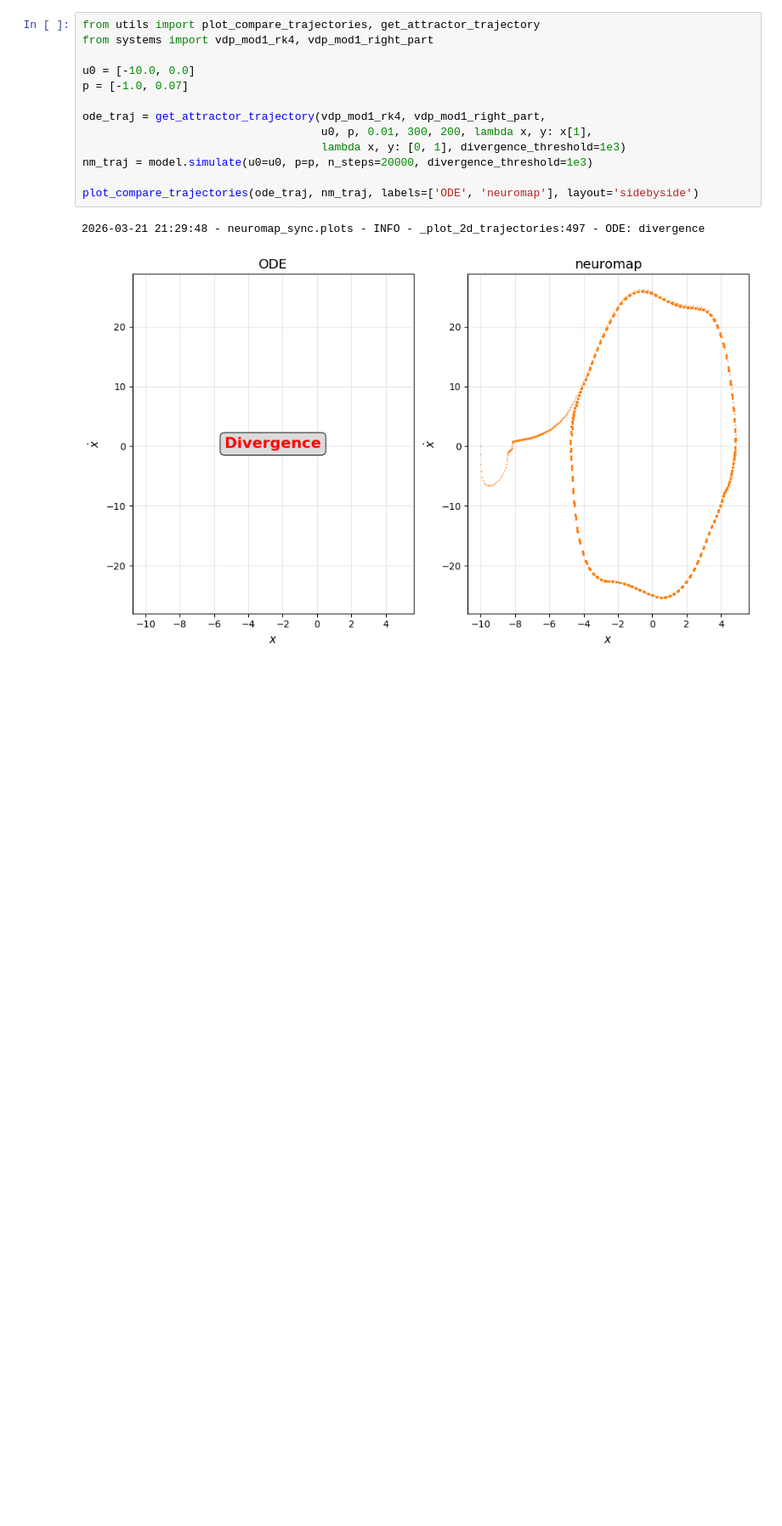
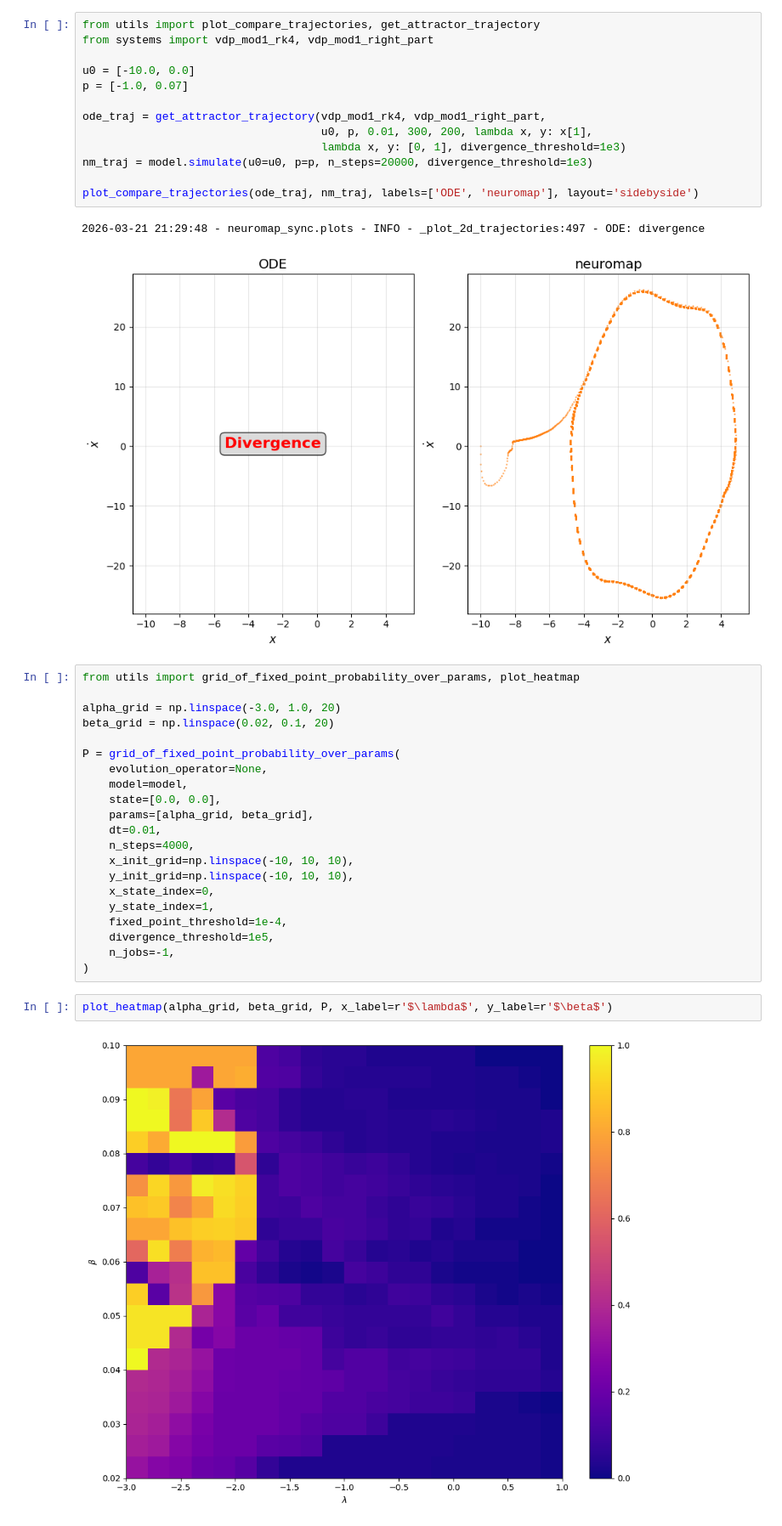
Before and after one commit to FFG99/neuromap_sync, a Jupyter notebook: experiments/manuscript/e1_analysis.ipynb, the cells around one changed output. Shown at 85% size. Saved outputs shown, nothing was run; the diff lists cells and outputs as text; blank space fills up the shorter version.

Commit message:
add grid_of_fixed_point_probability_over_params

```diff
--- a/experiments/manuscript/e1_analysis.ipynb
+++ b/experiments/manuscript/e1_analysis.ipynb
@@ -125,3 +125,28 @@ plot_compare_trajectories(ode_traj, nm_traj, labels=['ODE', 'neuromap'], layout=
 # %% [output]
 2026-03-21 21:29:48 - neuromap_sync.plots - INFO - _plot_2d_trajectories:497 - ODE: divergence
 [figure]
+# %%
+from utils import grid_of_fixed_point_probability_over_params, plot_heatmap
+
+alpha_grid = np.linspace(-3.0, 1.0, 20)
+beta_grid = np.linspace(0.02, 0.1, 20)
+
+P = grid_of_fixed_point_probability_over_params(
+    evolution_operator=None,
+    model=model,
+    state=[0.0, 0.0],
+    params=[alpha_grid, beta_grid],
+    dt=0.01,
+    n_steps=4000,
+    x_init_grid=np.linspace(-10, 10, 10),
+    y_init_grid=np.linspace(-10, 10, 10),
+    x_state_index=0,
+    y_state_index=1,
+    fixed_point_threshold=1e-4,
+    divergence_threshold=1e5,
+    n_jobs=-1,
+)
+# %%
+plot_heatmap(alpha_grid, beta_grid, P, x_label=r'$\lambda$', y_label=r'$\beta$')
+# %% [output]
+[figure, added]
```
Also changed, not shown: 2 other files.
